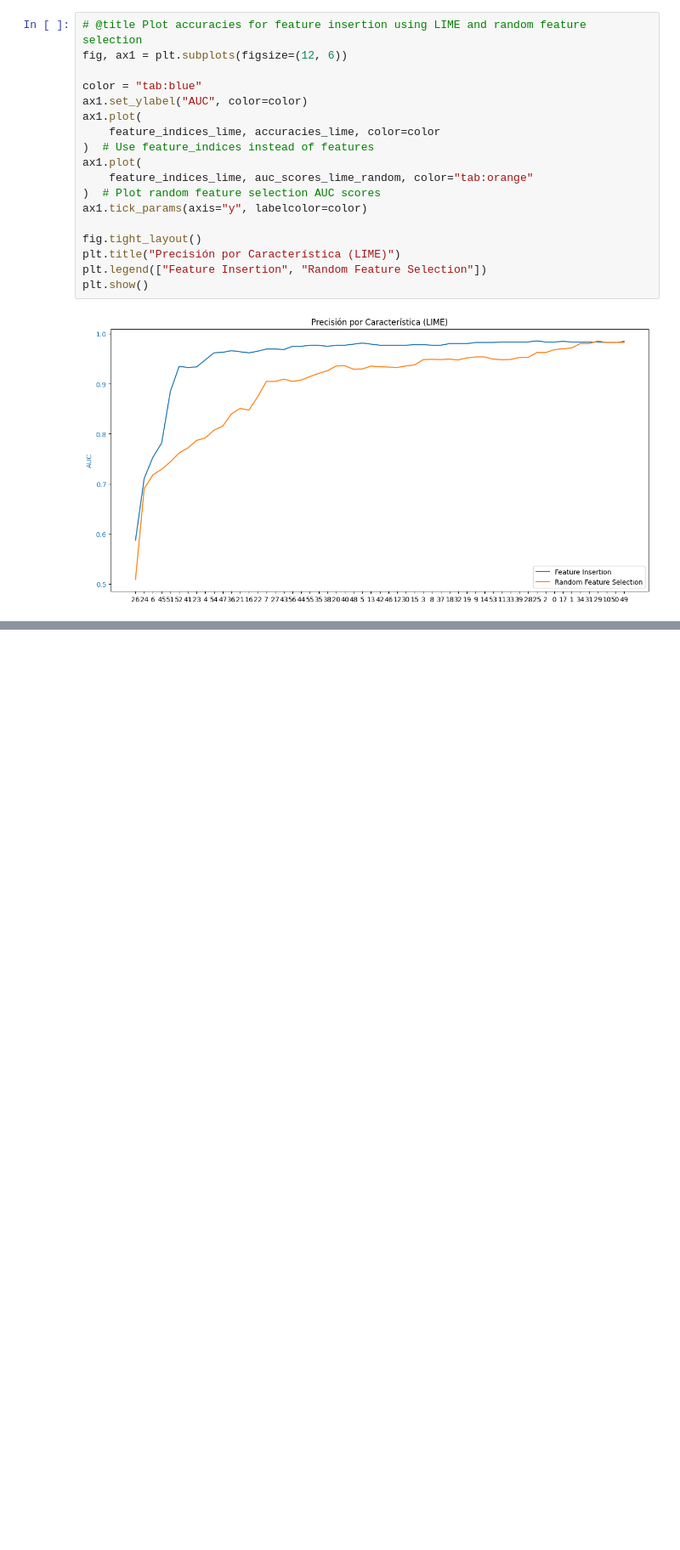
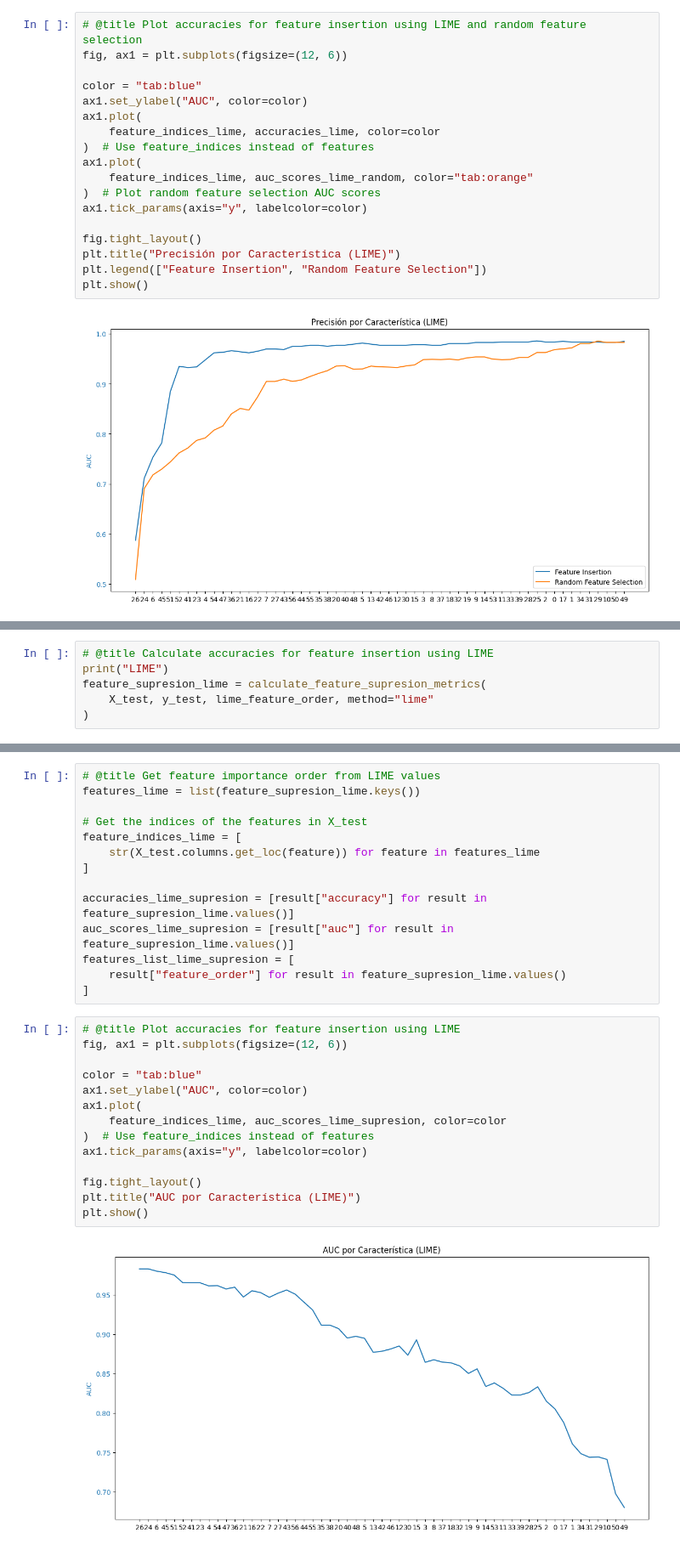
Before and after one commit to DavidGonzalezFernandez/XAI_exercises, a Jupyter notebook: Activities/Activity4/Activity_4.ipynb, the cells around one changed output, grey strips where cells are left out. Shown at 85% size. Drawn from its saved outputs; the diff is of its cells as text; blank space fills up the shorter version.

```diff
--- a/Activities/Activity4/Activity_4.ipynb
+++ b/Activities/Activity4/Activity_4.ipynb
@@ -621,0 +730,6 @@ plt.show()
+# %%
+# @title Calculate accuracies for feature insertion using LIME
+print("LIME")
+feature_supresion_lime = calculate_feature_supresion_metrics(
+    X_test, y_test, lime_feature_order, method="lime"
+)
@@ -621,0 +754,30 @@ plt.show()
+# %%
+# @title Get feature importance order from LIME values
+features_lime = list(feature_supresion_lime.keys())
+
+# Get the indices of the features in X_test
+feature_indices_lime = [
+    str(X_test.columns.get_loc(feature)) for feature in features_lime
+]
+
+accuracies_lime_supresion = [result["accuracy"] for result in feature_supresion_lime.values()]
+auc_scores_lime_supresion = [result["auc"] for result in feature_supresion_lime.values()]
+features_list_lime_supresion = [
+    result["feature_order"] for result in feature_supresion_lime.values()
+]
+# %%
+# @title Plot accuracies for feature insertion using LIME
+fig, ax1 = plt.subplots(figsize=(12, 6))
+
+color = "tab:blue"
+ax1.set_ylabel("AUC", color=color)
+ax1.plot(
+    feature_indices_lime, auc_scores_lime_supresion, color=color
+)  # Use feature_indices instead of features
+ax1.tick_params(axis="y", labelcolor=color)
+
+fig.tight_layout()
+plt.title("AUC por Característica (LIME)")
+plt.show()
+# %% [output]
+[figure, added]
```
Also changed, not shown: parts of 17 cells of this notebook.
